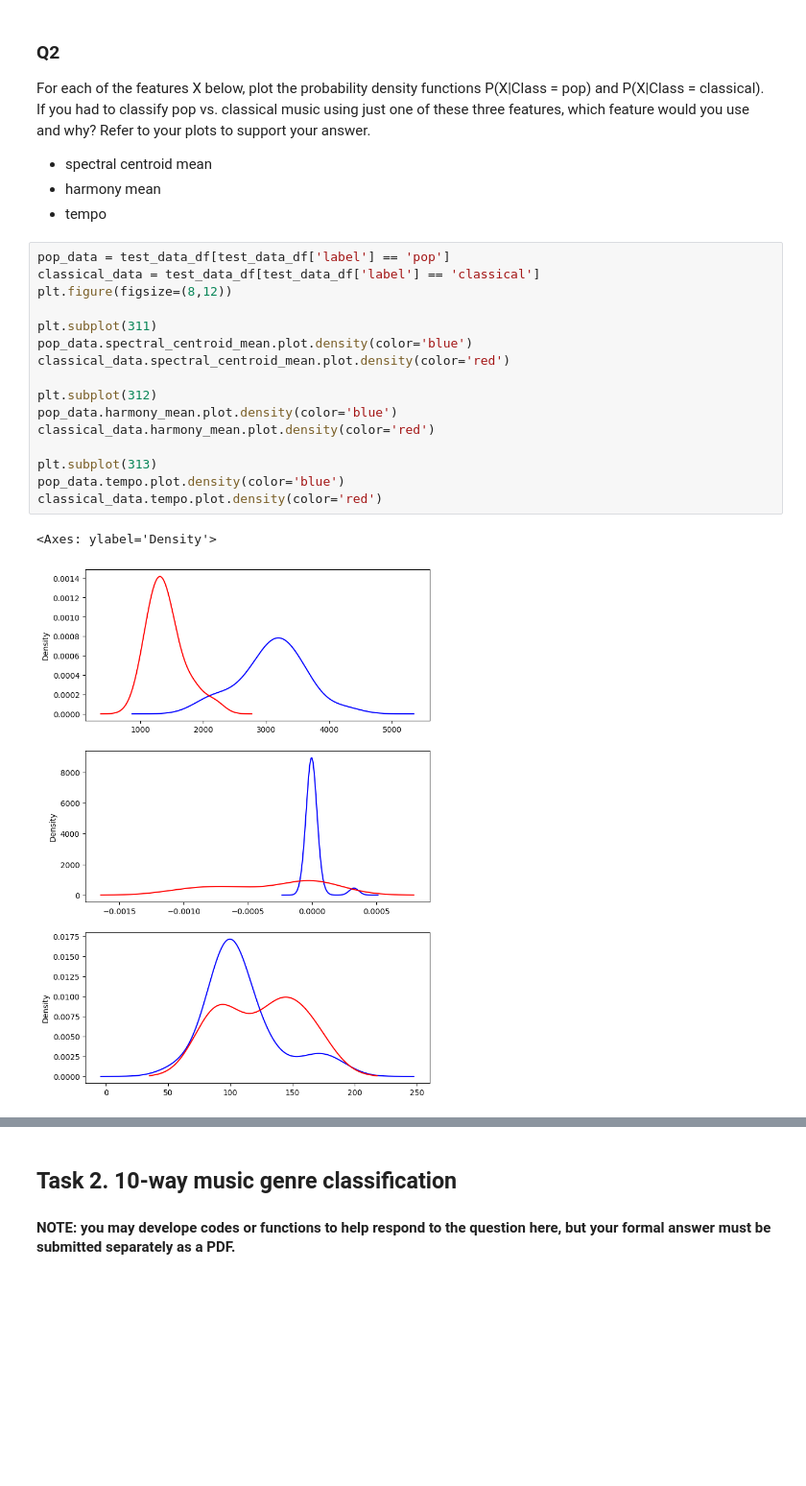
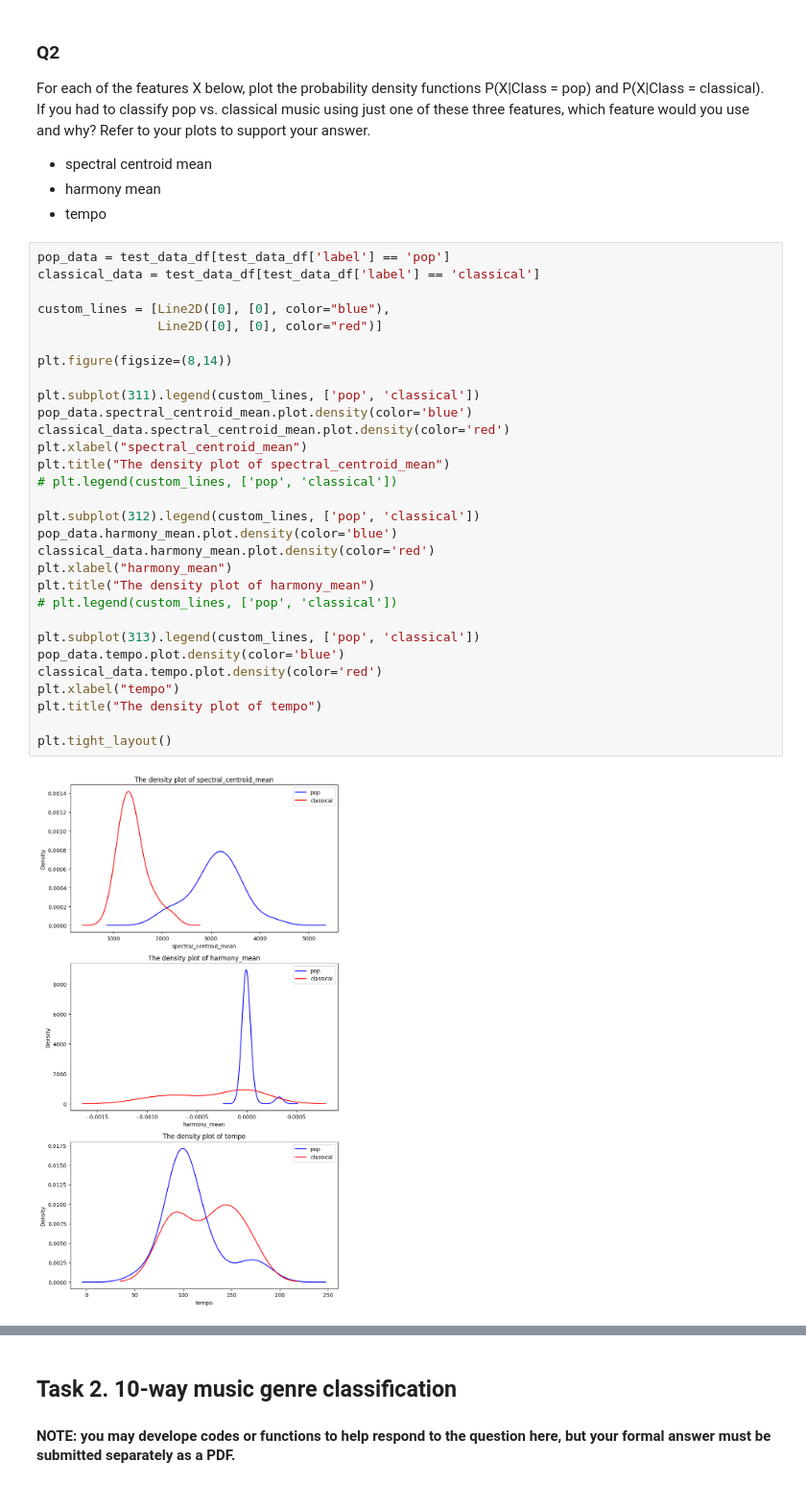
Before and after one commit to EasonXuUniMelb/ML_Ass1, a Jupyter notebook: COMP30027_2023_asst1_template.ipynb, the cells around one changed output, grey strips where cells are left out. Shown at 96% size. Cells and saved outputs as stored; diff of their text form; blank space fills up the shorter version.

Commit message:
Graph

```diff
--- a/COMP30027_2023_asst1_template.ipynb
+++ b/COMP30027_2023_asst1_template.ipynb
@@ -191,19 +210,32 @@ For each of the features X below, plot the probability density functions P(X|Cla
 # %%
 pop_data = test_data_df[test_data_df['label'] == 'pop']
 classical_data = test_data_df[test_data_df['label'] == 'classical']
-plt.figure(figsize=(8,12))
 
-plt.subplot(311)
+custom_lines = [Line2D([0], [0], color="blue"),
+                Line2D([0], [0], color="red")]
+
+plt.figure(figsize=(8,14))
+
+plt.subplot(311).legend(custom_lines, ['pop', 'classical'])
 pop_data.spectral_centroid_mean.plot.density(color='blue')
 classical_data.spectral_centroid_mean.plot.density(color='red')
+plt.xlabel("spectral_centroid_mean")
+plt.title("The density plot of spectral_centroid_mean")
+# plt.legend(custom_lines, ['pop', 'classical'])
 
-plt.subplot(312)
+plt.subplot(312).legend(custom_lines, ['pop', 'classical'])
 pop_data.harmony_mean.plot.density(color='blue')
 classical_data.harmony_mean.plot.density(color='red')
+plt.xlabel("harmony_mean")
+plt.title("The density plot of harmony_mean")
+# plt.legend(custom_lines, ['pop', 'classical'])
 
-plt.subplot(313)
+plt.subplot(313).legend(custom_lines, ['pop', 'classical'])
 pop_data.tempo.plot.density(color='blue')
 classical_data.tempo.plot.density(color='red')
+plt.xlabel("tempo")
+plt.title("The density plot of tempo")
+
+plt.tight_layout()
 # %% [output]
-<Axes: ylabel='Density'>
-[figure, old version]
+[figure, new version]
```
Also changed, not shown: parts of 4 cells of this notebook.
